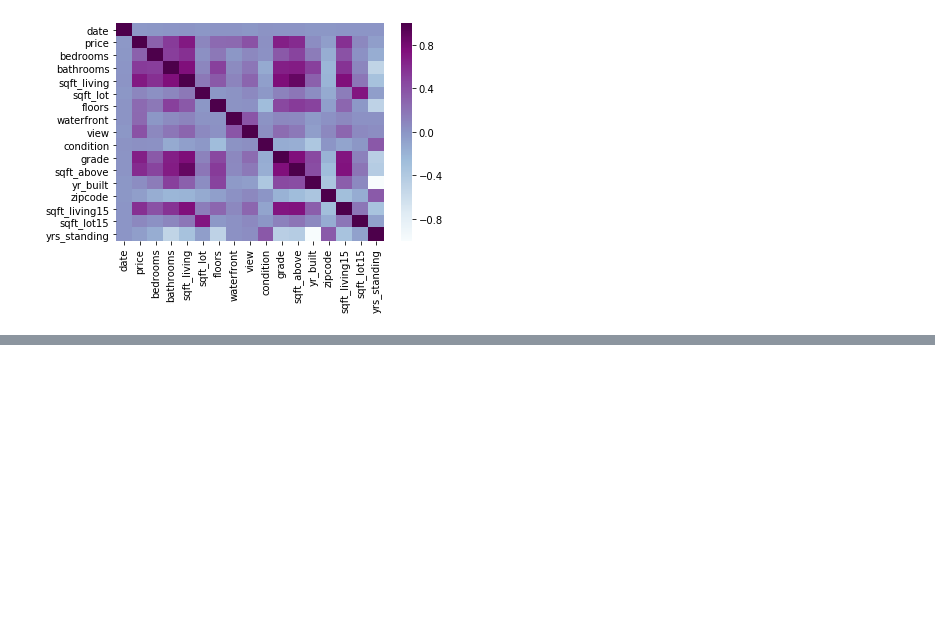
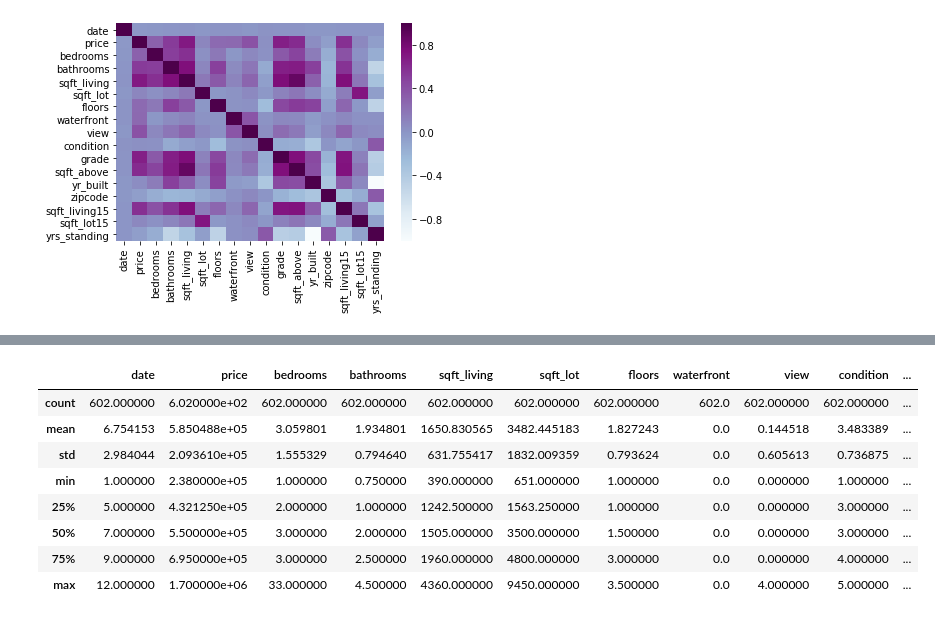
Before and after one commit to kmcnicoll/KyleMatt, a Jupyter notebook: kc_housing_data - wip - finch.ipynb, the cells around one changed output, grey strips where cells are left out. Saved outputs shown, nothing was run; the diff lists cells and outputs as text; code cells hidden in the pictures; blank space fills up the shorter version.

```diff
--- a/kc_housing_data - wip - finch.ipynb
+++ b/kc_housing_data - wip - finch.ipynb
@@ -474,3 +474,16 @@ Warnings:
 [1] Standard Errors assume that the covariance matrix of the errors is correctly specified.
 [2] The smallest eigenvalue is 1.02e-28. This might indicate that there are
 strong multicollinearity problems or that the design matrix is singular.
+# %%
+# seattle county
+df.loc[df['zipcode'] == 98103].describe()
+# %% [output]
+|  | date | price | bedrooms | bathrooms | sqft_living | sqft_lot | floors | waterfront | view | condition | ... |
+| count | 602.000000 | 6.020000e+02 | 602.000000 | 602.000000 | 602.000000 | 602.000000 | 602.000000 | 602.0 | 602.000000 | 602.000000 | ... |
+| mean | 6.754153 | 5.850488e+05 | 3.059801 | 1.934801 | 1650.830565 | 3482.445183 | 1.827243 | 0.0 | 0.144518 | 3.483389 | ... |
+| std | 2.984044 | 2.093610e+05 | 1.555329 | 0.794640 | 631.755417 | 1832.009359 | 0.793624 | 0.0 | 0.605613 | 0.736875 | ... |
+| min | 1.000000 | 2.380000e+05 | 1.000000 | 0.750000 | 390.000000 | 651.000000 | 1.000000 | 0.0 | 0.000000 | 1.000000 | ... |
+| 25% | 5.000000 | 4.321250e+05 | 2.000000 | 1.000000 | 1242.500000 | 1563.250000 | 1.000000 | 0.0 | 0.000000 | 3.000000 | ... |
+| 50% | 7.000000 | 5.500000e+05 | 3.000000 | 2.000000 | 1505.000000 | 3500.000000 | 1.500000 | 0.0 | 0.000000 | 3.000000 | ... |
+| 75% | 9.000000 | 6.950000e+05 | 3.000000 | 2.500000 | 1960.000000 | 4800.000000 | 3.000000 | 0.0 | 0.000000 | 4.000000 | ... |
+| max | 12.000000 | 1.700000e+06 | 33.000000 | 4.500000 | 4360.000000 | 9450.000000 | 3.500000 | 0.0 | 4.000000 | 5.000000 | ... |
```
Also changed, not shown: parts of 8 cells of this notebook, 2 other files.
